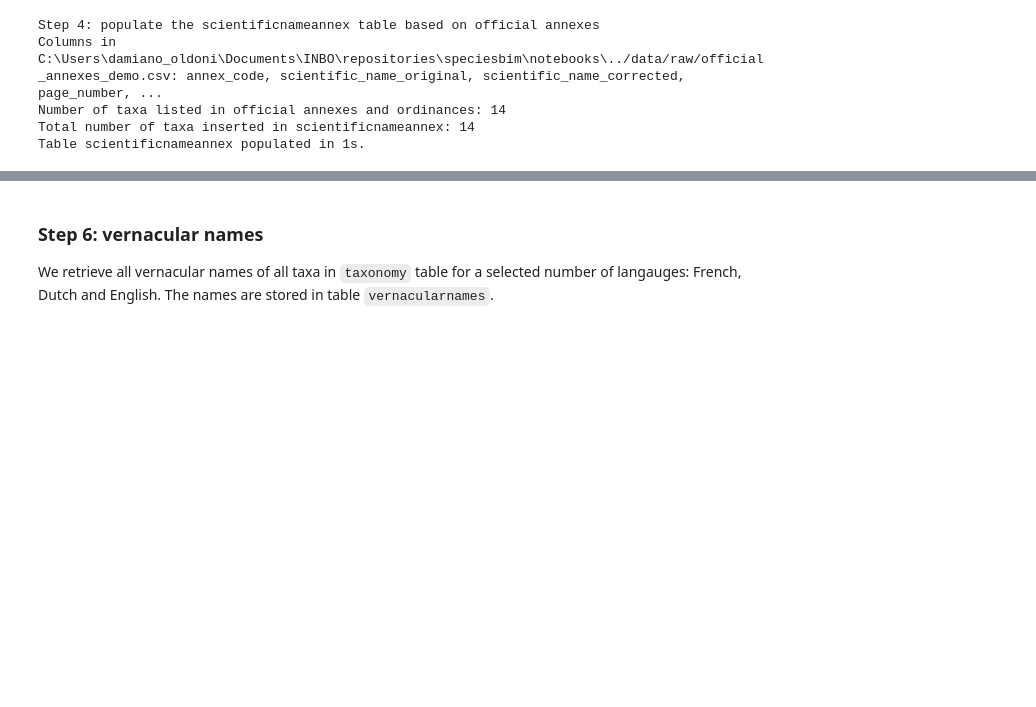
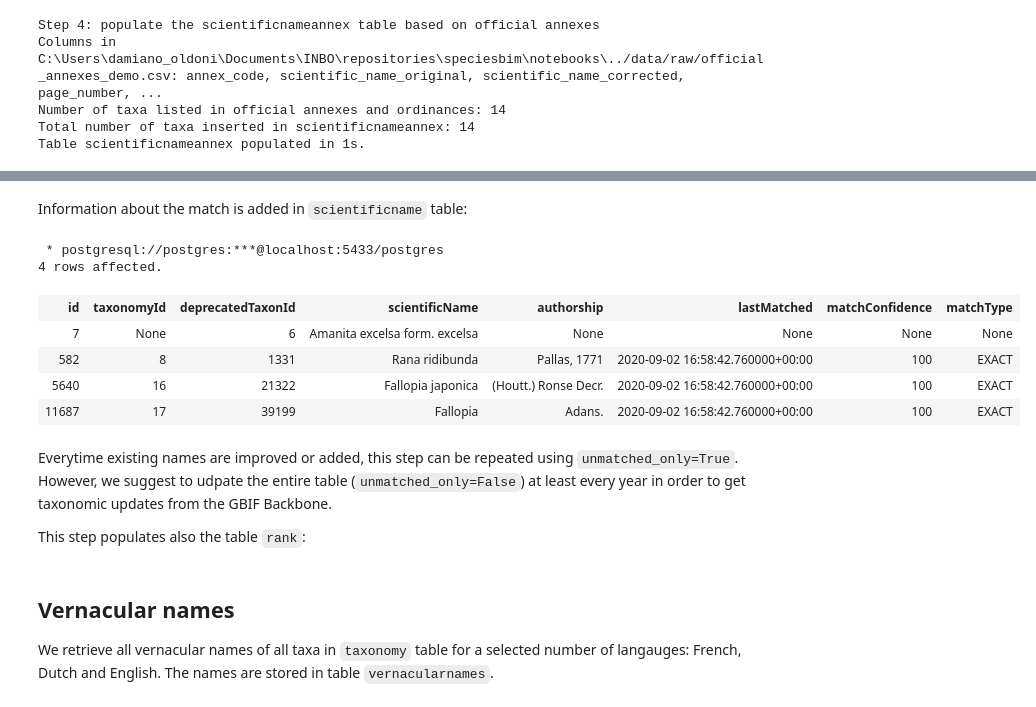
Before and after one commit to inbo/speciesbim, a Jupyter notebook: notebooks/demo.ipynb, the cells around one changed output, grey strips where cells are left out. Drawn from its saved outputs; the diff is of its cells as text; code cells hidden in the pictures; blank space fills up the shorter version.

```diff
--- a/notebooks/demo.ipynb
+++ b/notebooks/demo.ipynb
@@ -153,0 +235,23 @@ Match to GBIF Backbone performed in 14s.
+# %% [markdown]
+Information about the match is added in `scientificname` table:
+# %%
+%%sql
+SELECT * FROM biodiv.scientificname
+WHERE "scientificName" IN (
+'Amanita excelsa form. excelsa', -- no matchc to GBIF Backbone
+    'Rana ridibunda', -- Synonym of Pelophylax ridibundus
+    'Fallopia japonica', -- Exotic and synonym of Reynoutria japonica
+    'Fallopia' -- accepted genus
+)
+# %% [output]
+ * postgresql://postgres:***@localhost:5433/postgres
+4 rows affected.
+| id | taxonomyId | deprecatedTaxonId | scientificName | authorship | lastMatched | matchConfidence | matchType |
+| 7 | None | 6 | Amanita excelsa form. excelsa | None | None | None | None |
+| 582 | 8 | 1331 | Rana ridibunda | Pallas, 1771 | 2020-09-02 16:58:42.760000+00:00 | 100 | EXACT |
+| 5640 | 16 | 21322 | Fallopia japonica | (Houtt.) Ronse Decr. | 2020-09-02 16:58:42.760000+00:00 | 100 | EXACT |
+| 11687 | 17 | 39199 | Fallopia | Adans. | 2020-09-02 16:58:42.760000+00:00 | 100 | EXACT |
+# %% [markdown]
+Everytime existing names are improved or added, this step can be repeated using `unmatched_only=True`. However, we suggest to udpate the entire table (`unmatched_only=False`) at least every year in order to get taxonomic updates from the GBIF Backbone.
+
+This step populates also the table `rank`:
@@ -154,5 +260,5 @@ Match to GBIF Backbone performed in 14s.
 # %% [markdown]
-### Step 6: vernacular names
+## Vernacular names
 
 We retrieve all vernacular names of all taxa in `taxonomy` table for a selected number of langauges: French, Dutch and
 English. The names are stored in table `vernacularnames`.
```
Also changed, not shown: parts of 30 cells of this notebook.
